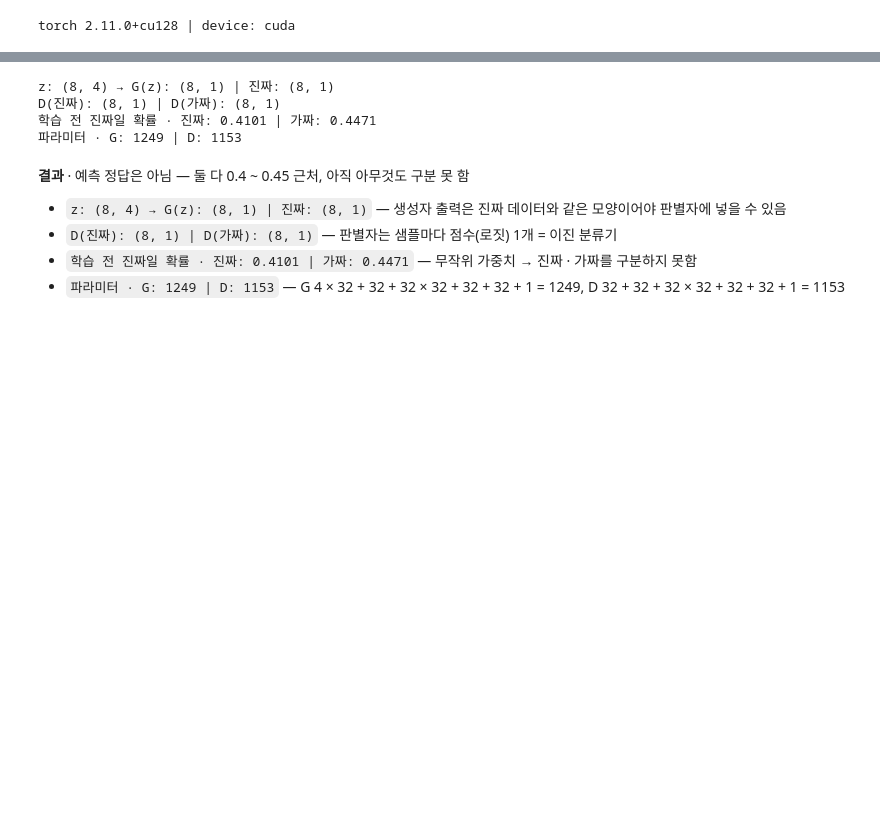
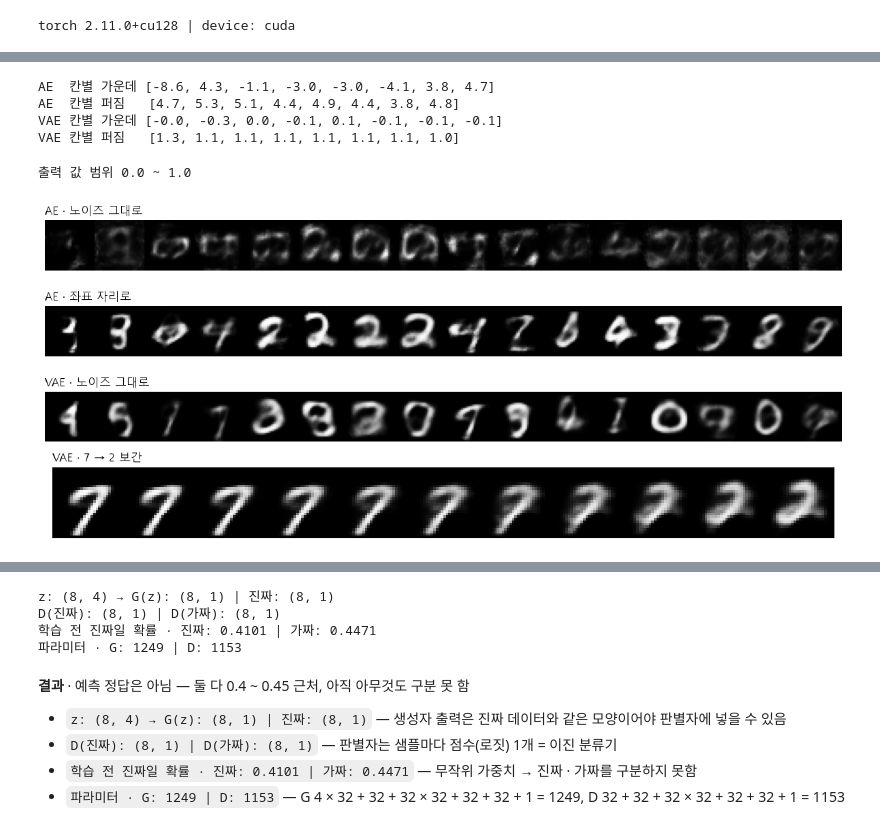
Before and after one commit to lee-da-gyo/ml-dl-study, a Jupyter notebook: 기초 문법 정리/13_생성모델/생성모델-1_GAN·Diffusion(완성본).ipynb, the cells around one changed output, grey strips where cells are left out. Drawn from its saved outputs; the diff is of its cells as text; code cells hidden in the pictures; blank space fills up the shorter version.

```diff
--- a/기초 문법 정리/13_생성모델/생성모델-1_GAN·Diffusion(완성본).ipynb
+++ b/기초 문법 정리/13_생성모델/생성모델-1_GAN·Diffusion(완성본).ipynb
@@ -209,0 +519,80 @@ MNIST: (60000, 28, 28) torch.uint8 → X_mnist: (60000, 784) | 범위: -1.0 ~ 1.
+# %%
+# [수업 재현 D1-2] 좌표 8칸 AE · VAE를 같은 조건(5 epoch)으로 학습
+class AE8(nn.Module):  # 인코더 784 → 좌표 8칸 · 디코더 8칸 → 784
+    def __init__(self, vae):  # vae=True면 좌표 대신 평균 8 · 로그분산 8
+        super().__init__()                                          # nn.Module 준비
+        self.vae = vae                                              # 손실에 KL을 더할지
+        self.enc = nn.Sequential(nn.Linear(784, 256), nn.ReLU(),    # 인코더
+                                 nn.Linear(256, 16 if vae else 8))  # VAE는 16 = 평균 8 + 로그분산 8
+        self.dec = nn.Sequential(nn.Linear(8, 256), nn.ReLU(),      # 디코더
+                                 nn.Linear(256, 784), nn.Sigmoid())  # 0 ~ 1 사진
+
+    def code(self, x):             # 사진 → 좌표 8칸 (VAE는 평균)
+        return self.enc(x)[:, :8]  # AE는 8칸 전부, VAE는 앞 8칸 = 평균
+
+    def forward(self, x):                                                # 다시 그린 사진 · KL
+        h = self.enc(x)                                                  # 인코더 출력
+        if not self.vae:                                                 # AE
+            return self.dec(h), torch.zeros((), device=x.device)         # KL 없음
+        mu, logvar = h.chunk(2, dim=1)                                   # 평균 · 로그분산
+        z = mu + torch.randn_like(mu) * (0.5 * logvar).exp()             # 평균 근처에서 뽑기
+        kl = -0.5 * (1 + logvar - mu ** 2 - logvar.exp()).sum(1).mean()  # 좌표를 0 · 1 쪽으로
+        return self.dec(z), kl                                           # 다시 그림 · 당기는 손실
+
+
+def train_ae(vae, epochs=5):                                     # 같은 seed · 같은 순서로 학습
+    set_seed()                                                   # 초기값 고정
+    m = AE8(vae).to(device)                                      # 모델
+    opt = torch.optim.Adam(m.parameters(), lr=1e-3)              # 옵티마이저
+    X = X01.to(device)                                           # 학습 사진
+    gen = torch.Generator().manual_seed(SEED)                    # 섞는 순서 고정
+    for _ in range(epochs):                                      # epoch 반복
+        perm = torch.randperm(len(X), generator=gen).to(device)  # 섞은 번호
+        for i in range(0, len(X), 128):                          # 배치 128장
+            x = X[perm[i:i + 128]]                               # 이번 배치
+            rec, kl = m(x)                                       # 다시 그리기
+            loss = F.binary_cross_entropy(rec, x, reduction="sum") / len(x) + kl  # 한 장당 손실
+            opt.zero_grad()                                      # 기울기 비우기
+            loss.backward()                                      # 기울기 계산
+            opt.step()                                           # 갱신
+    return m.eval()                                              # 평가 모드로 돌려줌
+
+
+ae, vae = train_ae(False), train_ae(True)               # 구조 같음 · 손실만 다름
+with torch.no_grad():                                   # 측정만
+    codes_ae = ae.code(X01[:10000].to(device))          # 학습 사진 1만 장의 AE 좌표
+    codes_vae = vae.code(X01[:10000].to(device))        # 같은 1만 장의 VAE 좌표
+for name, c in [("AE", codes_ae), ("VAE", codes_vae)]:  # 칸별 가운데 · 퍼짐
+    print(f"{name:3} 칸별 가운데", [round(v, 1) for v in c.mean(0).tolist()])  # 표준정규면 0
+    print(f"{name:3} 칸별 퍼짐  ", [round(v, 1) for v in c.std(0).tolist()])  # 표준정규면 1
+# %% [output]
+AE  칸별 가운데 [-8.6, 4.3, -1.1, -3.0, -3.0, -4.1, 3.8, 4.7]
+AE  칸별 퍼짐   [4.7, 5.3, 5.1, 4.4, 4.9, 4.4, 3.8, 4.8]
+VAE 칸별 가운데 [-0.0, -0.3, 0.0, -0.1, 0.1, -0.1, -0.1, -0.1]
+VAE 칸별 퍼짐   [1.3, 1.1, 1.1, 1.1, 1.1, 1.1, 1.1, 1.0]
+# %%
+# [수업 재현 D1-2] 같은 노이즈 16개를 두 디코더에 · AE 좌표 자리로 옮겨 넣기 · VAE 보간
+gen = torch.Generator().manual_seed(SEED)                      # 노이즈 고정
+noise = torch.randn(16, 8, generator=gen).to(device)           # 표준정규 노이즈 8칸 × 16개
+moved = codes_ae.mean(0) + codes_ae.std(0) * noise             # AE 좌표가 모인 자리로 옮김
+x7, x2 = X01[Y_mnist == 7][:1], X01[Y_mnist == 2][:1]          # 7 사진 · 2 사진 한 장씩
+with torch.no_grad():                                          # 생성만
+    rows = {"AE · 노이즈 그대로": ae.dec(noise), "AE · 좌표 자리로": ae.dec(moved),  # 줄마다 16장
+            "VAE · 노이즈 그대로": vae.dec(noise)}
+    z7, z2 = vae.code(x7.to(device)), vae.code(x2.to(device))  # VAE 좌표 (평균)
+    t = torch.linspace(0, 1, 11, device=device)[:, None]       # 0.1씩 11단계
+    path = vae.dec((1 - t) * z7 + t * z2)                      # 7 → 2를 잇는 11장
+print("출력 값 범위", round(rows["VAE · 노이즈 그대로"].min().item(), 1),  # Sigmoid라 0 ~ 1
+      "~", round(rows["VAE · 노이즈 그대로"].max().item(), 1))
+fig, ax = plt.subplots(4, 1, figsize=(12, 5.2))                # 줄 4개
+for a, (title, img) in zip(ax, list(rows.items()) + [("VAE · 7 → 2 보간", path)]):  # 줄마다
+    k = len(img)                                               # 16장 또는 11장
+    # 가로로 이음
+    a.imshow(img.cpu().view(k, 28, 28).permute(1, 0, 2).reshape(28, 28 * k), cmap="gray")
+    a.set_title(title, loc="left")                             # 줄 제목
+    a.axis("off")                                              # 축 숨김
+plt.tight_layout()                                             # 간격 정리
+plt.show()                                                     # 그림 표시
+# %% [output]
+출력 값 범위 0.0 ~ 1.0
+[figure, added]
```
Also changed, not shown: parts of 122 cells of this notebook, 5 other files.
